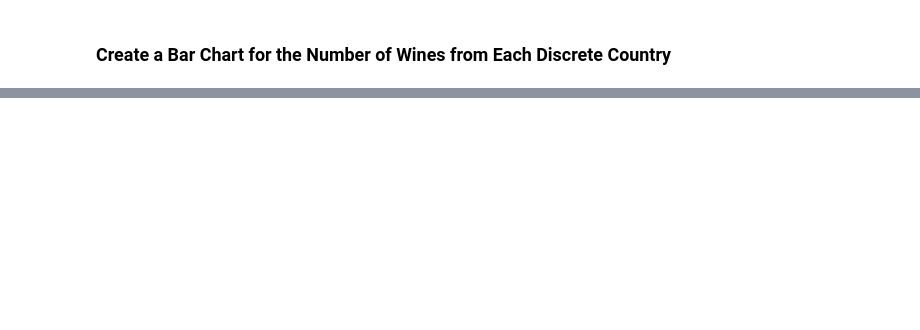
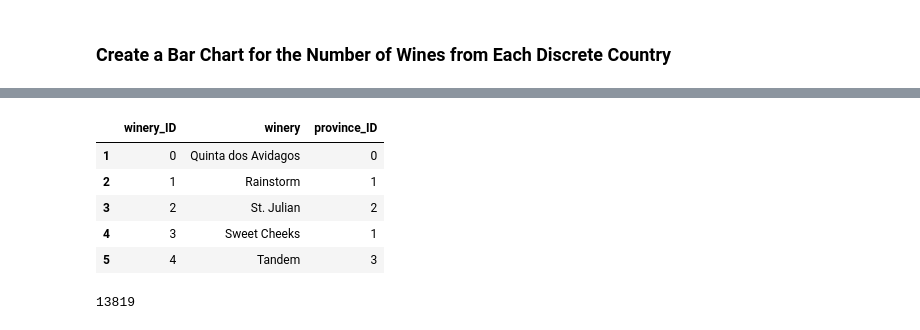
Before and after one commit to saraegregg/Les_Sommeliers, a Jupyter notebook: data_cleaning/data_week1.ipynb, the cells around one changed output, grey strips where cells are left out. Drawn from its saved outputs; the diff is of its cells as text; code cells hidden in the pictures; blank space fills up the shorter version.

```diff
--- a/data_cleaning/data_week1.ipynb
+++ b/data_cleaning/data_week1.ipynb
@@ -191,0 +184,6 @@ wine_df.to_csv("cleaned_wine_data.csv", index=True)
+# %%
+# make a taster id no for each unique taster
+codes, uniques = pd.factorize(wine_df['taster_name'])
+
+#add the taster id to df
+wine_df["taster_ID"] = codes
@@ -191,0 +212,6 @@ wine_df.to_csv("cleaned_wine_data.csv", index=True)
+# %%
+#Make a Country_ID for each unique country
+codes_country, uniques_country = pd.factorize(wine_df['country'])
+
+#add the country id to df
+wine_df["country_ID"] = codes_country
@@ -191,0 +240,7 @@ wine_df.to_csv("cleaned_wine_data.csv", index=True)
+# %%
+#Make the Province Table
+#make a province id
+codes_province, uniques_province = pd.factorize(wine_df['province'])
+
+#add the country id to df
+wine_df["province_ID"] = codes_province
@@ -191,0 +270,21 @@ wine_df.to_csv("cleaned_wine_data.csv", index=True)
+# %%
+#Make winery ID for each unique winery in dataset
+codes_winery, uniques_winery = pd.factorize(wine_df['winery'])
+
+#add the winery_id to the df
+wine_df['winery_ID'] = codes_winery
+# %%
+#winery table
+winery_table_df = wine_df[['winery_ID', 'winery', 'province_ID']]
+# %% [output]
+|  | winery_ID | winery | province_ID |
+| 1 | 0 | Quinta dos Avidagos | 0 |
+| 2 | 1 | Rainstorm | 1 |
+| 3 | 2 | St. Julian | 2 |
+| 4 | 3 | Sweet Cheeks | 1 |
+| 5 | 4 | Tandem | 3 |
+# %%
+#See how many winerys (wineries?) are in dataset
+winery_table_df['winery_ID'].nunique()
+# %% [output]
+13819
```
Also changed, not shown: parts of 26 cells of this notebook, 8 other files.
